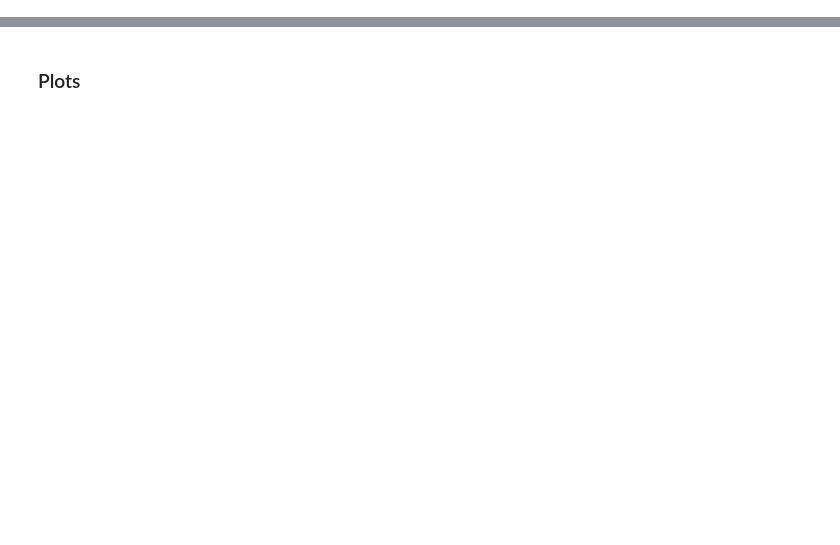
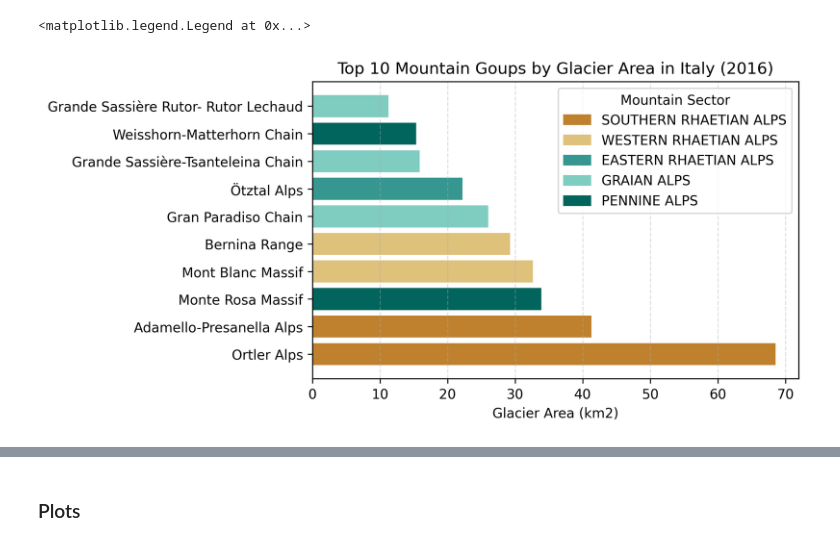
Before and after one commit to martinadep/GlaciersRetreat-Viz, a Jupyter notebook: notebooks/eda_unimi_italy.ipynb, the cells around one changed output, grey strips where cells are left out. Drawn from its saved outputs; the diff is of its cells as text; code cells hidden in the pictures; blank space fills up the shorter version.

```diff
--- a/notebooks/eda_unimi_italy.ipynb
+++ b/notebooks/eda_unimi_italy.ipynb
@@ -143,0 +128,10 @@ df.groupby('Glacier Type').aggregate({
+# %%
+import numpy as np
+group_area = df_italy.groupby('Mountain Group')['Area (km2)'].sum().sort_values(ascending=False).head(10)
+print(">>> Top 10 Glacier area by Mountain Group\n")
+top10_group_area_sectors = []
+for group in group_area.index:
+    sector = df_italy[df_italy['Mountain Group'] == group]['Mountain Sector'].iloc[0]
+    top10_group_area_sectors.append(sector)
+    area = group_area[group]
+    print(f"{area:.2f} \t {group} - {sector}")
@@ -143,0 +151,14 @@ df.groupby('Glacier Type').aggregate({
+# %%
+plt.figure(figsize=(6.5, 4), dpi=300)
+
+sector_to_color.pop('BERGAMO ALPS AND PREALPS', None)
+
+bars = plt.barh(group_area.index, group_area.values, color=[sector_to_color[sector] for sector in top10_group_area_sectors])
+plt.xlabel('Glacier Area (km2)')
+plt.grid(axis='x', linestyle='--', alpha=0.4)
+plt.title('Top 10 Mountain Goups by Glacier Area in Italy (2016)')
+legend_elements = [plt.Rectangle((0, 0), 1, 1, color=color, label=sector) for sector, color in sector_to_color.items()]
+plt.legend(handles=legend_elements, title='Mountain Sector')
+# %% [output]
+<matplotlib.legend.Legend at 0x...>
+[figure, added]
```
Also changed, not shown: parts of 32 cells of this notebook, 13 other files.
